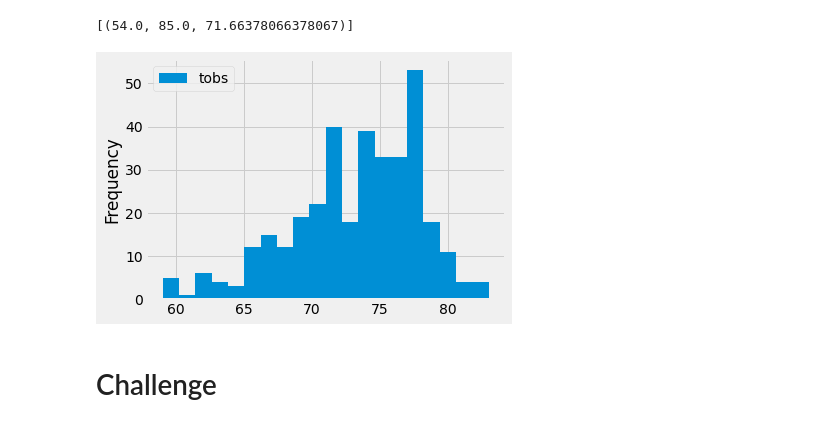
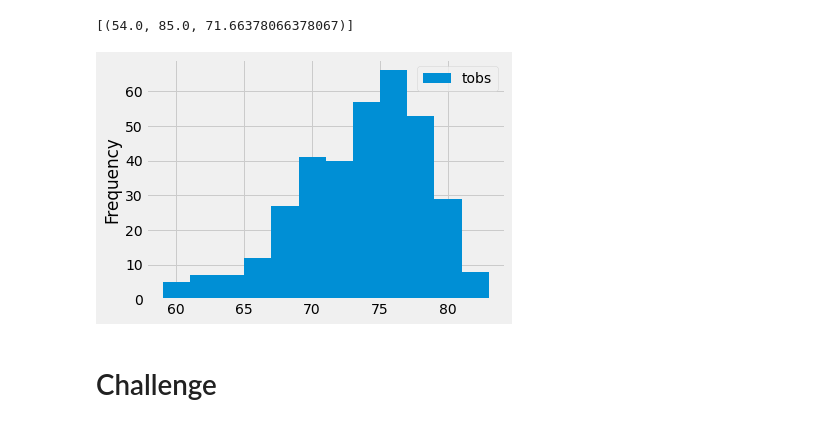
Before and after one commit to mhertel278/surfs_up, a Jupyter notebook: climate_analysis.ipynb, the cells around one changed output. Drawn from its saved outputs; the diff is of its cells as text; code cells hidden in the pictures.

```diff
--- a/climate_analysis.ipynb
+++ b/climate_analysis.ipynb
@@ -105,13 +105,13 @@ session.query(func.min(Measurement.tobs), func.max(Measurement.tobs), func.avg(M
 # %%
 # Choose the station with the highest number of temperature observations.
 # Query the last 12 months of temperature observation data for this station and plot the results as a histogram
 results = session.query(Measurement.tobs).filter(Measurement.station == 'USC00519281', Measurement.date >= prev_year).all()
 
 df = pd.DataFrame(results, columns = ['tobs'])
-df.plot.hist(bins=20)
+df.plot.hist(bins=12)
 plt.tight_layout()
 # %% [output]
-[figure, old version]
+[figure, new version]
 # %%
 # Write a function called `calc_temps` that will accept start date and end date in the format '%Y-%m-%d'
 # and return the minimum, average, and maximum temperatures for that range of dates
```
Also changed, not shown: 1 other file.
